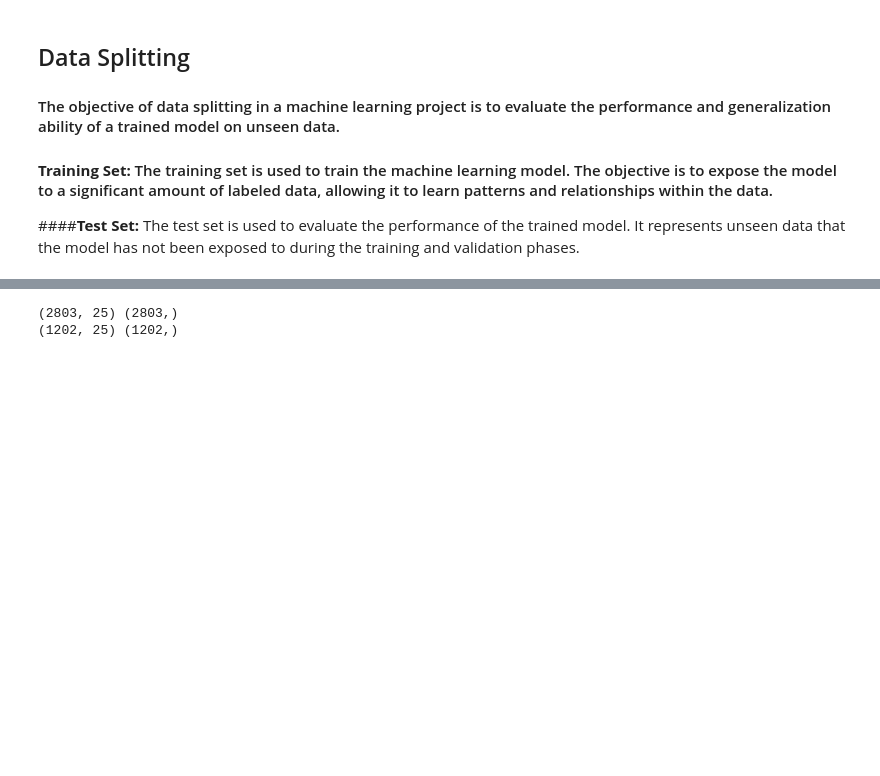
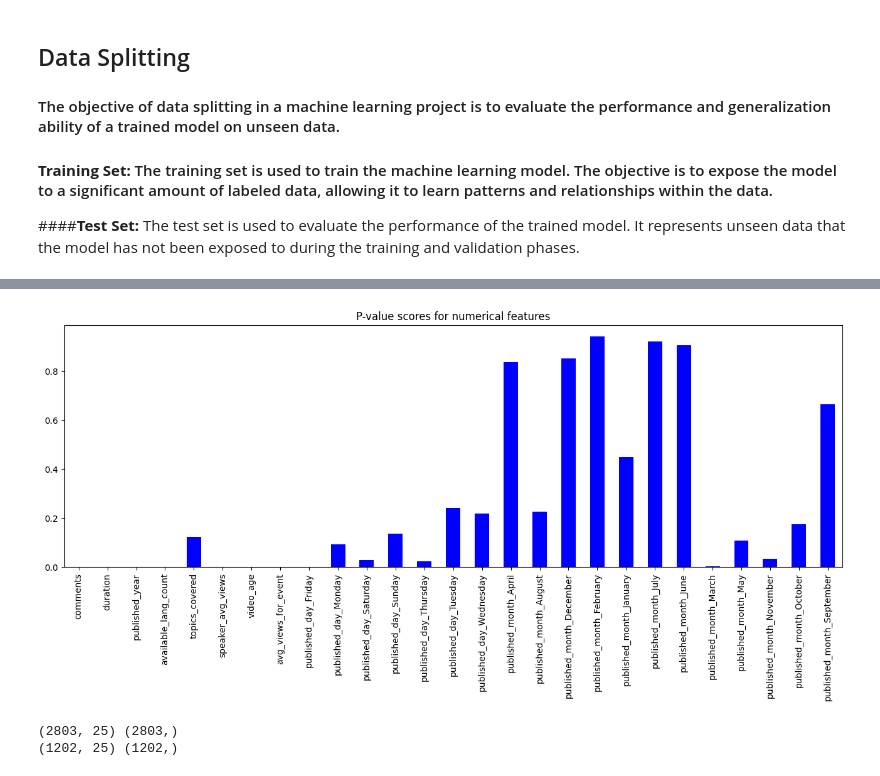
Before and after one commit to Mohamed-Harish-M-123/Capstone-Project-II, a Jupyter notebook: TED_Talks_views_prediction.ipynb, the cells around one changed output, grey strips where cells are left out. Cells and saved outputs as stored; diff of their text form; code cells hidden in the pictures; blank space fills up the shorter version.

```diff
--- a/TED_Talks_views_prediction.ipynb
+++ b/TED_Talks_views_prediction.ipynb
@@ -617,7 +647,11 @@ plt.show()
 ####**Test Set:** The test set is used to evaluate the performance of the trained model. It represents unseen data that the model has not been exposed to during the training and validation phases.
 # %%
 # independent variables
-X = model_df[list(model_df.columns)[1:]]
+X = ted_talks_dataframe[list(ted_talks_dataframe.columns)[1:]]
 
 # dependent variable - Target variable
-y = model_df["views"]
+y = ted_talks_dataframe["views"]
+# %%
+#finding the f scores of each features
+f_scores = f_regression(X, y)
+f_scores
@@ -624,3 +673,10 @@ y = model_df["views"]
+# %%
+p_values= pd.Series(f_scores[1],index= X.columns)
+p_values.plot(kind='bar',color='blue',figsize=(16,5))
+plt.title('P-value scores for numerical features')
+plt.show()
+# %% [output]
+[figure, added]
 # %%
 # Split the dataset into training and test dataset
 
```
Also changed, not shown: parts of 14 cells of this notebook.
